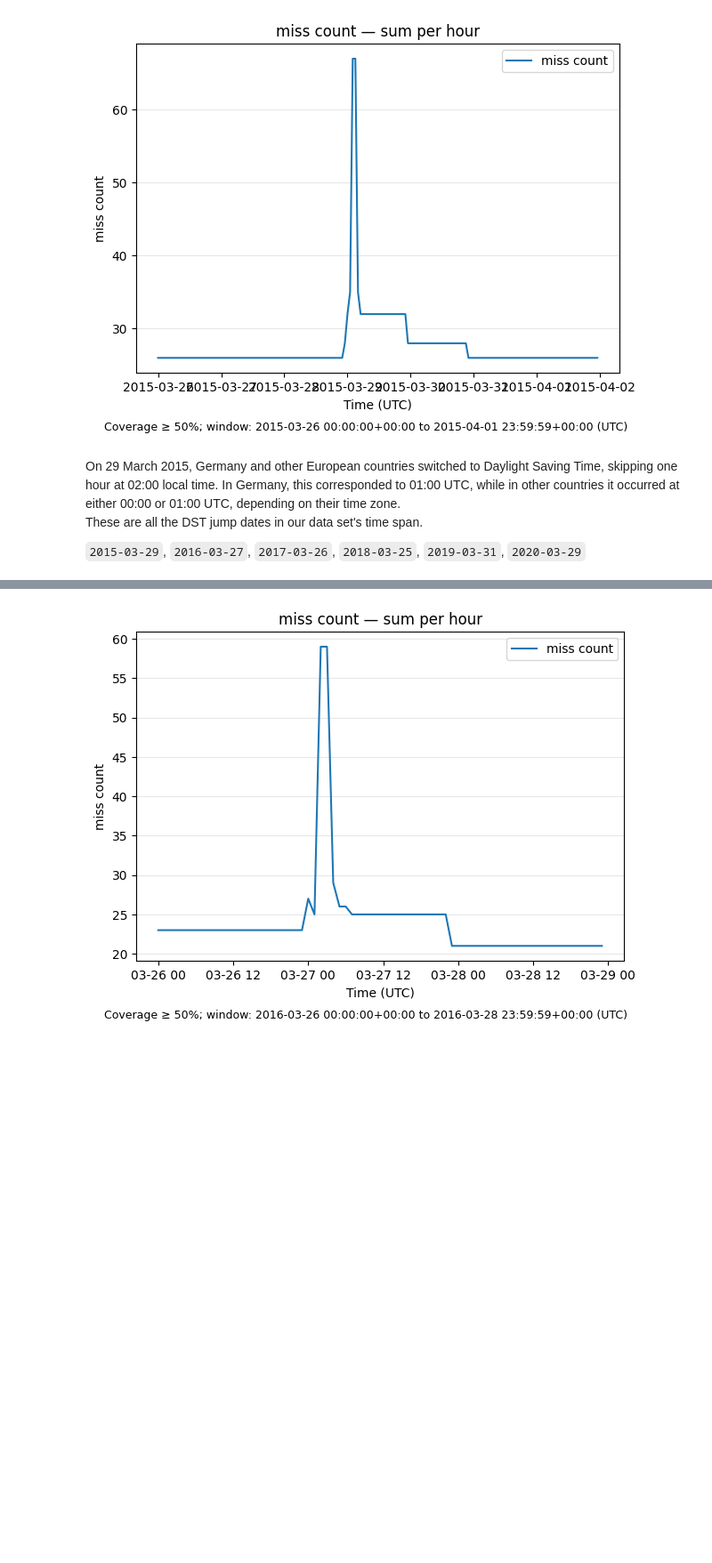
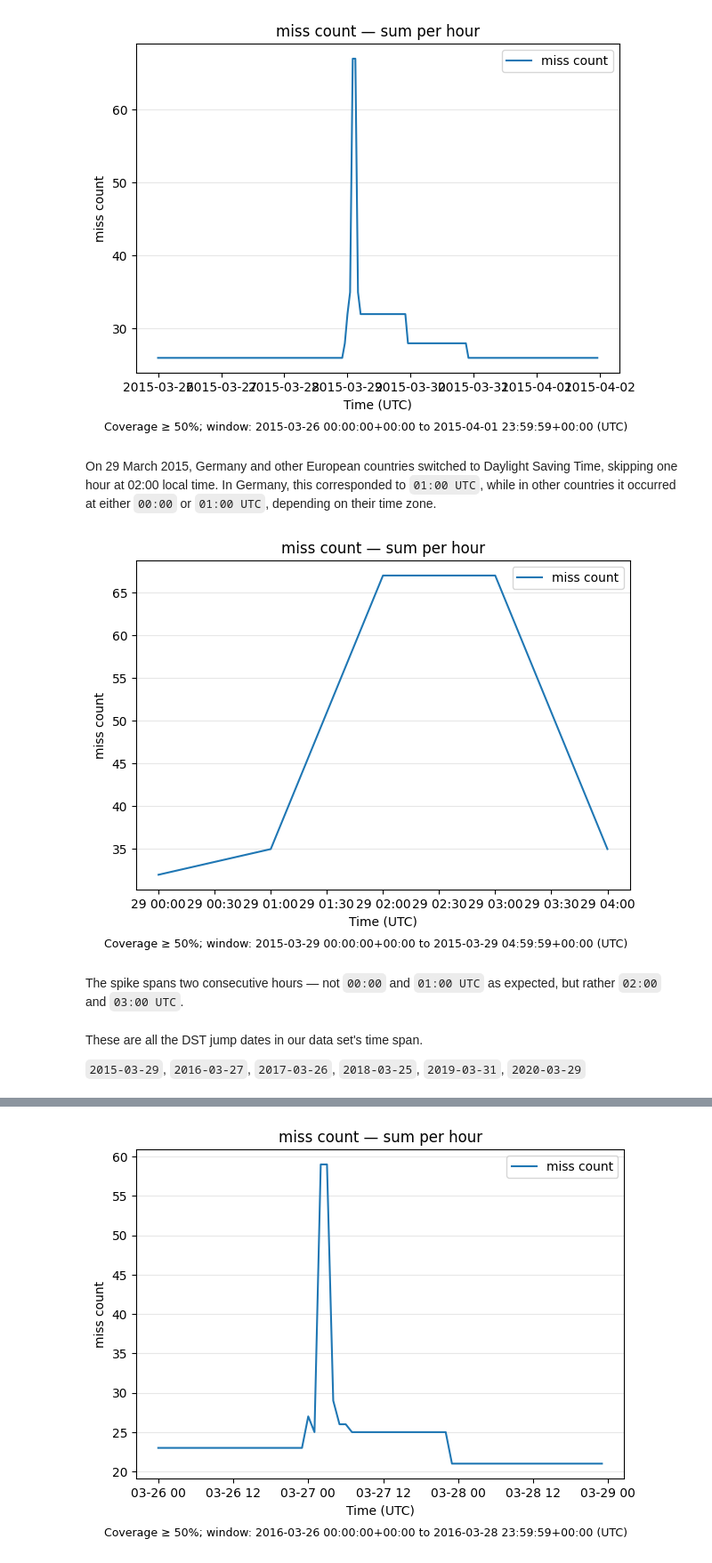
Before and after one commit to F-Skorz/electricity-demand-project, a Jupyter notebook: notebooks/01_OPSD_EDA.ipynb, the cells around one changed output, grey strips where cells are left out. Shown at 89% size. Drawn from its saved outputs; the diff is of its cells as text; code cells hidden in the pictures; blank space fills up the shorter version.

```diff
--- a/notebooks/01_OPSD_EDA.ipynb
+++ b/notebooks/01_OPSD_EDA.ipynb
@@ -280,7 +282,23 @@ fig, ax = plotting_utils.plot_resampled(
 # %% [output]
 [figure]
 # %% [markdown]
-On 29 March 2015, Germany and other European countries switched to Daylight Saving Time, skipping one hour at 02:00 local time. In Germany, this corresponded to 01:00 UTC, while in other countries it occurred at either 00:00 or 01:00 UTC, depending on their time zone.
-These are all the DST jump dates in our data set's time span.
-
-   `2015-03-29`,   `2016-03-27`,   `2017-03-26`,   `2018-03-25`,   `2019-03-31`,   `2020-03-29`
+On 29 March 2015, Germany and other European countries switched to Daylight Saving Time, skipping one hour at 02:00 local time. In Germany, this corresponded to `01:00 UTC`, while in other countries it occurred at either `00:00` or `01:00 UTC`, depending on their time zone.
+# %%
+fig, ax = plotting_utils.plot_resampled(
+      df=missingness_summary_df,
+      start_date="2015-03-29 00:00",
+          end_date="2015-03-29 04:59:59",
+          column="miss_count",
+          granularity="H",
+          time_col="utc_timestamp",
+          how="sum",
+     coverage_threshold=0.5,
+     title=None)
+# %% [output]
+[figure, added]
+# %% [markdown]
+The spike spans two consecutive hours — not `00:00` and `01:00 UTC` as expected, but rather `02:00` and `03:00 UTC`.
+# %% [markdown]
+These are all the DST jump dates in our data set's time span.
+
+   `2015-03-29`,   `2016-03-27`,   `2017-03-26`,   `2018-03-25`,   `2019-03-31`,   `2020-03-29`
```
Also changed, not shown: parts of 23 cells of this notebook.
